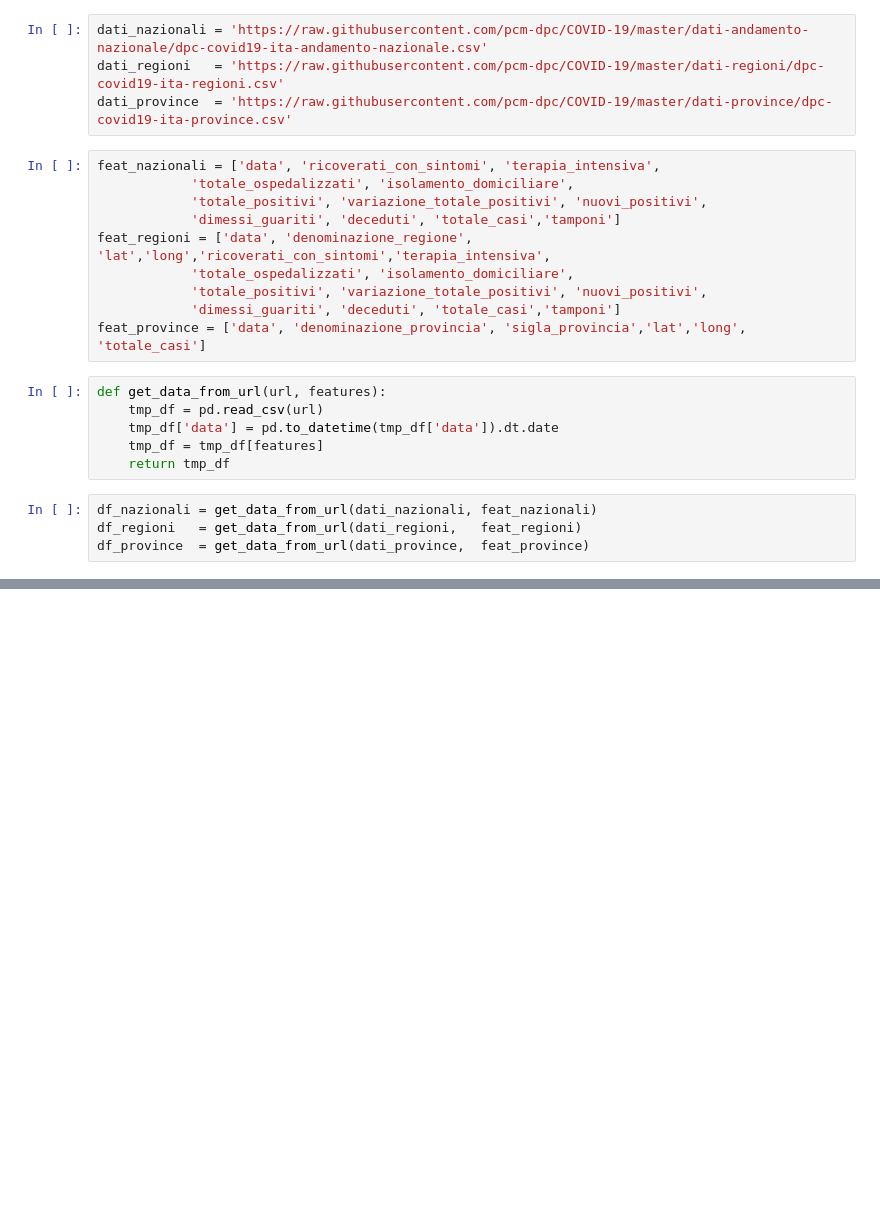
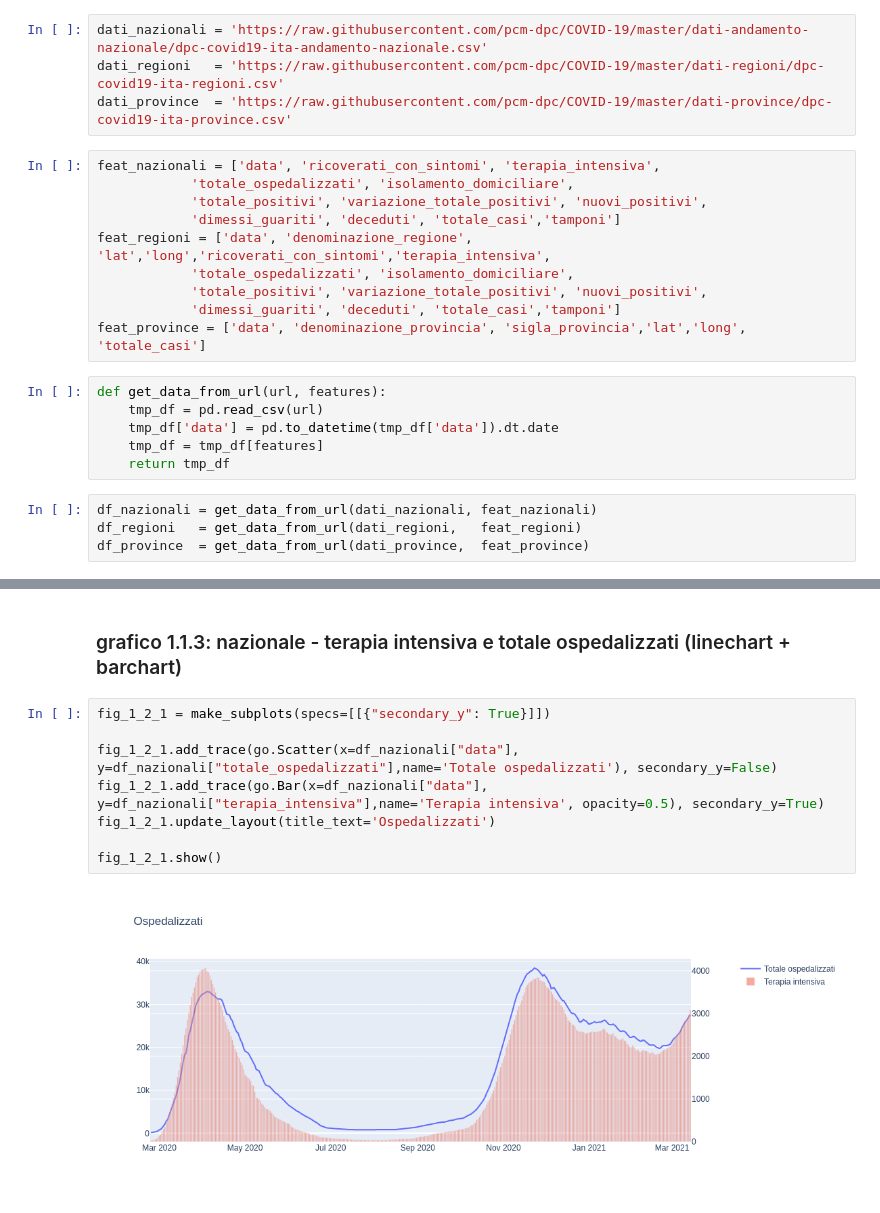
Before and after one commit to MicheleGava/covid-italia, a Jupyter notebook: notebook.ipynb, the cells around one changed output, grey strips where cells are left out. Cells and saved outputs as stored; diff of their text form; blank space fills up the shorter version.

```diff
--- a/notebook.ipynb
+++ b/notebook.ipynb
@@ -42,0 +239,12 @@ fig.show()
+# %% [markdown]
+### grafico 1.1.3: nazionale - terapia intensiva e totale ospedalizzati (linechart + barchart)
+# %%
+fig_1_2_1 = make_subplots(specs=[[{"secondary_y": True}]])
+
+fig_1_2_1.add_trace(go.Scatter(x=df_nazionali["data"], y=df_nazionali["totale_ospedalizzati"],name='Totale ospedalizzati'), secondary_y=False)
+fig_1_2_1.add_trace(go.Bar(x=df_nazionali["data"], y=df_nazionali["terapia_intensiva"],name='Terapia intensiva', opacity=0.5), secondary_y=True)
+fig_1_2_1.update_layout(title_text='Ospedalizzati')
+
+fig_1_2_1.show()
+# %% [output]
+[figure, added]
```
Also changed, not shown: parts of 57 cells of this notebook, 6 other files.
